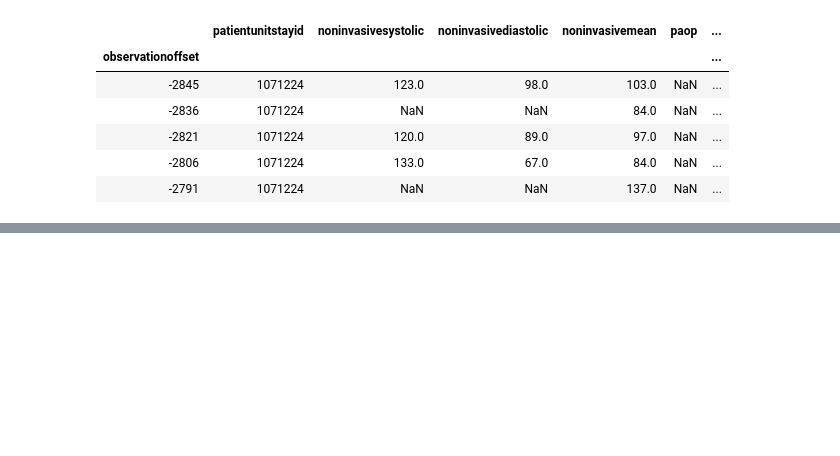
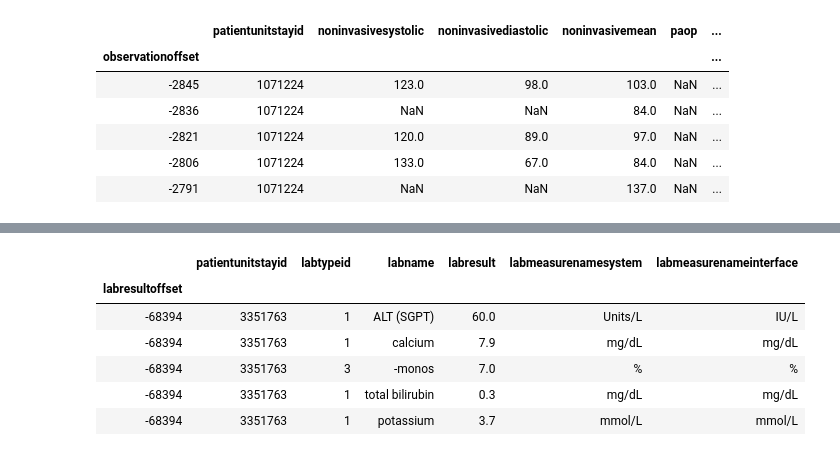
Before and after one commit to StallionsProject/SepsisPrediction, a Jupyter notebook: Jupyter Notebooks/patient-timeseries.ipynb, the cells around one changed output, grey strips where cells are left out. Cells and saved outputs as stored; diff of their text form; code cells hidden in the pictures; blank space fills up the shorter version.

```diff
--- a/Jupyter Notebooks/patient-timeseries.ipynb
+++ b/Jupyter Notebooks/patient-timeseries.ipynb
@@ -98,0 +143,15 @@ vitalaperiodic.head()
+# %%
+# subselect the variable columns
+columns = ['labresultoffset', 'patientunitstayid','labtypeid','labname',
+          'labresult','labmeasurenamesystem','labmeasurenameinterface']
+
+lab = lab[columns].set_index('labresultoffset')
+lab.head()
+# %% [output]
+|  | patientunitstayid | labtypeid | labname | labresult | labmeasurenamesystem | labmeasurenameinterface |
+| labresultoffset |  |  |  |  |  |  |
+| -68394 | 3351763 | 1 | ALT (SGPT) | 60.0 | Units/L | IU/L |
+| -68394 | 3351763 | 1 | calcium | 7.9 | mg/dL | mg/dL |
+| -68394 | 3351763 | 3 | -monos | 7.0 | % | % |
+| -68394 | 3351763 | 1 | total bilirubin | 0.3 | mg/dL | mg/dL |
+| -68394 | 3351763 | 1 | potassium | 3.7 | mmol/L | mmol/L |
```
Also changed, not shown: parts of 4 cells of this notebook.
